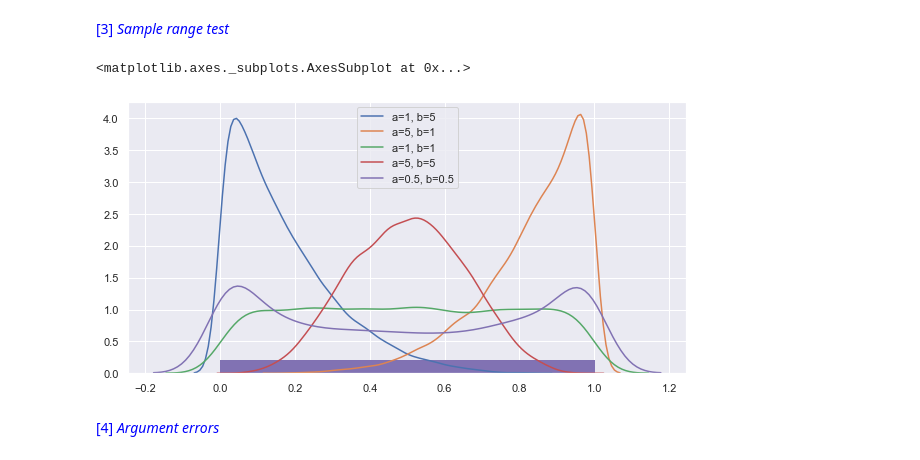
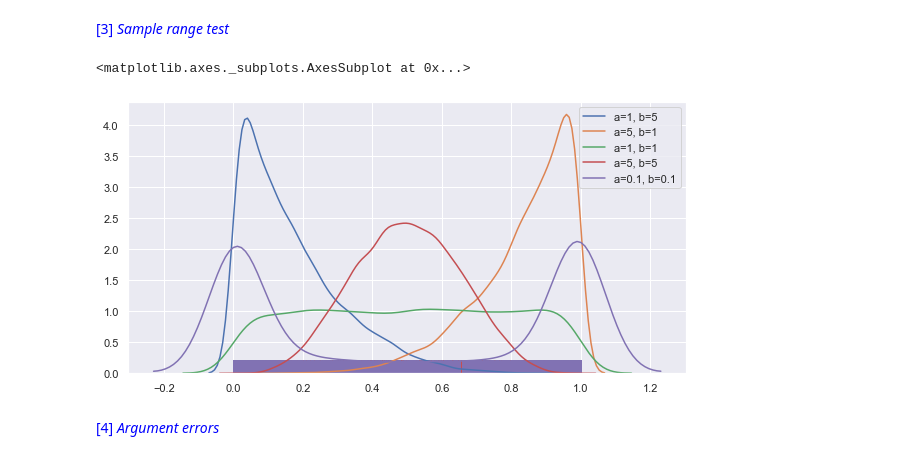
Before and after one commit to markcot/ProgrammingFDA-Assignment, a Jupyter notebook: numpy-random-review.ipynb, the cells around one changed output. Saved outputs shown, nothing was run; the diff lists cells and outputs as text; code cells hidden in the pictures.

```diff
--- a/numpy-random-review.ipynb
+++ b/numpy-random-review.ipynb
@@ -963,22 +963,22 @@ Size = multi-dimensional array:
 # %%
 # Create a number of test 1-d arrary with 10,000 values
 test_A = np.random.beta(a=1, b=5, size=10000)
 test_B = np.random.beta(a=5, b=1, size=10000)
 test_C = np.random.beta(a=1, b=1, size=10000)
 test_D = np.random.beta(a=5, b=5, size=10000)
-test_E = np.random.beta(a=0.5, b=0.5, size=10000)
+test_E = np.random.beta(a=0.1, b=0.1, size=10000)
 
 # Overlay plot distribution of values in 4 tests
 # Code adapted from https://stackoverflow.com/a/46046103
 # and https://seaborn.pydata.org/generated/seaborn.distplot.html?highlight=distplot#seaborn.distplot
 sns.distplot(test_A, hist=False, rug=True, label="a=1, b=5")
 sns.distplot(test_B, hist=False, rug=True, label="a=5, b=1")
 sns.distplot(test_C, hist=False, rug=True, label="a=1, b=1")
 sns.distplot(test_D, hist=False, rug=True, label="a=5, b=5")
-sns.distplot(test_E, hist=False, rug=True, label="a=0.5, b=0.5")
+sns.distplot(test_E, hist=False, rug=True, label="a=0.1, b=0.1")
 # %% [output]
 <matplotlib.axes._subplots.AxesSubplot at 0x...>
-[figure, old version]
+[figure, new version]
 # %% [markdown]
 <font color='blue'>[4] _Argument errors_ </font>
 # %%
```
Also changed, not shown: parts of 27 cells of this notebook.
